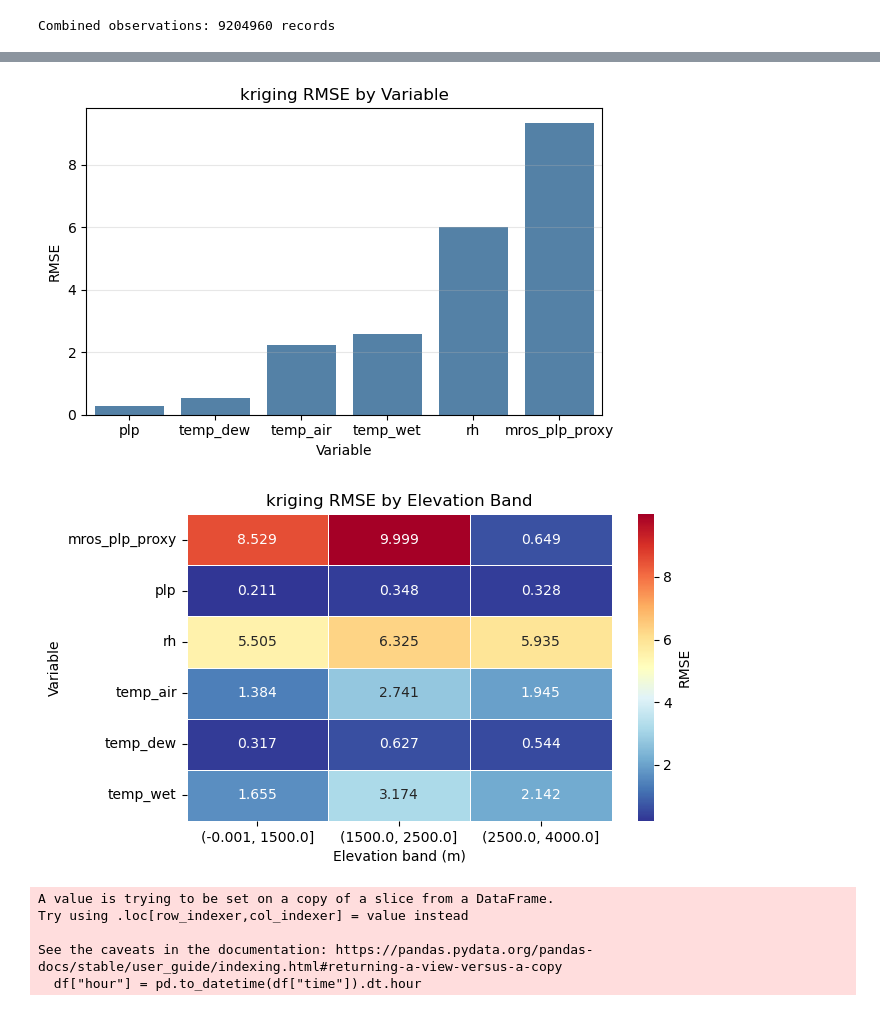
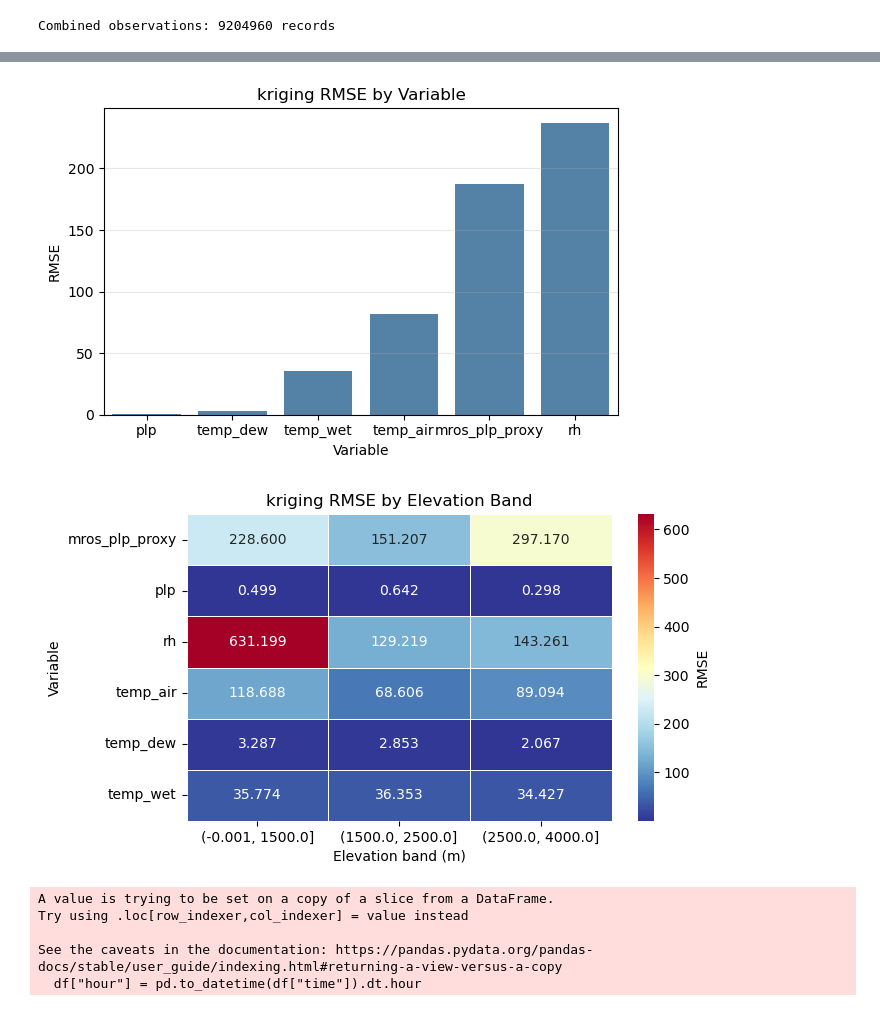
Before and after one commit to emmaaagolub/MRoS-phase-prediction, a Jupyter notebook: Scripts/kriging_evaluation.ipynb, the cells around one changed output, grey strips where cells are left out. Saved outputs shown, nothing was run; the diff lists cells and outputs as text; code cells hidden in the pictures.

```diff
--- a/Scripts/kriging_evaluation.ipynb
+++ b/Scripts/kriging_evaluation.ipynb
@@ -1,6 +1,27 @@
 # %%
-## kriging Interpolation Performance Evaluation
+## Kriging Interpolation Performance Evaluation
 # Last updated: 11/7/25
+
+
+'''
+Evaluation methodology: pointwise cross-validation check --> spatial sampling validation... at each observed location and time, sample interpolated surface and compare it to what was actually measured.
+    1. harmonize timestamps (tz-naive vs tz-aware so hours actually match)
+    2. reproject obs lon/lat into the grid CRS so spatial sampling hits the grid correctly
+    3. sample the gridded surface at each obs point/time using xarray interpolation
+    4. compute residuals (pred - obs)
+    5. summarize residuals with RMSE/MAE/bias (and plots by hour/elevation/etc.)
+
+
+Reflects only in-sample fit, so measuring internal consistency, not actual predicitive skill at unsampled locations.
+This is more of a QA/QC diagnostic rather than a full performance evaluation!
+Zhang et al., 2015: https://www.mdpi.com/2220-9964/4/4/2742
+
+Computing
+- RMSE --> overall magnitude of interpolation error
+- MAE --> average absolute deviation
+- bias --> systematic over/under prediction
+'''
+
 
 import xarray as xr
 import pandas as pd
@@ -28,20 +49,27 @@ CONFIG = {
     "station_dir":      BASE_DIR / "Data/Stations",   # per-station CSVs
     "imerg_dir":        BASE_DIR / "Data/IMERG",      # parquet (wide)
     "mros_parquet":     BASE_DIR / "Data/observations/wy25_mros_obs.parquet",
-    "dem_path":         BASE_DIR / "DEM_1km_clipped.tif",
-    "out_dir":          BASE_DIR / "outputs/hourly_pipeline",
-    "kriging_nc":       BASE_DIR / "outputs/hourly_pipeline/hourly_predictors_1km_kriging_v3_test.nc"
+    "dem_path":         BASE_DIR / "Data/elevation/DEM_1km_clipped.tif",
+    "data_dir":         BASE_DIR / "outputs/hourly_pipeline",
+    "out_dir":          BASE_DIR / "outputs/hourly_pipeline/evaluation/kriging_full6",
+    # "kriging_nc":       "C:/Users/EmmaGolub/Desktop/MRoS_local/local_data/kriging/hourly_predictors_1km_kriging_v1_final.nc"'
+    "kriging_nc":       "C:/Users/EmmaGolub/Desktop/MRoS_local/local_data/kriging/kriging_OK_hourly_v6_full.nc"
 }
 
 VARS = ["mros_plp_proxy", "plp", "temp_air", "temp_wet", "temp_dew", "rh"]
 XNAME, YNAME, TNAME = "x", "y", "time"
 OUT_DIR = Path(CONFIG["out_dir"])
+DATA_DIR = Path(CONFIG["data_dir"])
 
 # Create an evaluation subfolder for results
 eval_dir = OUT_DIR / "evaluation"
 eval_dir.mkdir(parents=True, exist_ok=True)
 
+# Whole window:
+# start_time = pd.to_datetime("2024-10-01 00:00")
+# end_time   = pd.to_datetime("2025-05-31 23:00")
 
+# # Test window
 start_time = pd.to_datetime("2025-03-30 00:00")
 end_time   = pd.to_datetime("2025-04-02 23:00")
 # %%
@@ -55,9 +83,9 @@ print("Time range:", str(kriging["time"].values[0]), "→", str(kriging["time"].
 
 # LOAD OBSERVATION DATASETS
 print("\n--- Loading observations ---")
-st_hr   = pd.read_parquet(OUT_DIR / "hourly_data/stations_hourly.parquet")
-imerg_hr = pd.read_parquet(OUT_DIR / "hourly_data/imerg_hourly.parquet")
-mros_hr  = pd.read_parquet(OUT_DIR / "hourly_data/mros_hourly.parquet")
+st_hr   = pd.read_parquet(DATA_DIR / "hourly_data/stations_hourly.parquet")
+imerg_hr = pd.read_parquet(DATA_DIR / "hourly_data/imerg_hourly.parquet")
+mros_hr  = pd.read_parquet(DATA_DIR / "hourly_data/mros_hourly.parquet")
 print("Stations:", st_hr.shape, "IMERG:", imerg_hr.shape, "MRoS:", mros_hr.shape)
 
 # Normalize timezone before window subset
@@ -717,13 +701,13 @@ def plot_radar_summary(metrics_df, outdir=None, normalize=True):
 # %%
 plot_rmse_bar(metrics, outdir=eval_dir)
 plot_rmse_heatmap_by_elev(resid_df, outdir=eval_dir)
 plot_rmse_by_hour(resid_df, outdir=eval_dir)
 # plot_spatial_mean_residuals(resid_df, outdir=eval_dir)
-plot_residual_vs_predicted_grid(resid_df, outdir=eval_dir)
+# plot_residual_vs_predicted_grid(resid_df, outdir=eval_dir)
 # plot_radar_summary(metrics, outdir=eval_dir)
 # %% [output]
-[figure, old version]
+[figure, new version]
-[figure, old version]
+[figure, new version]
 A value is trying to be set on a copy of a slice from a DataFrame.
 Try using .loc[row_indexer,col_indexer] = value instead
 
```
Also changed, not shown: parts of 10 cells of this notebook, 17 other files.
